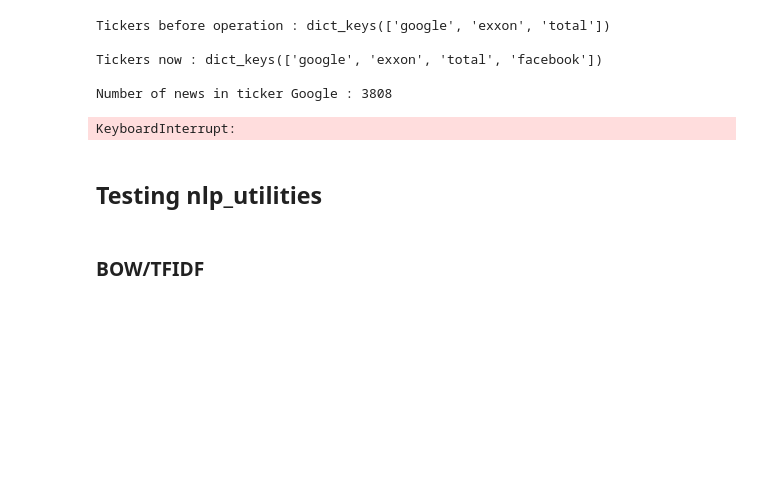
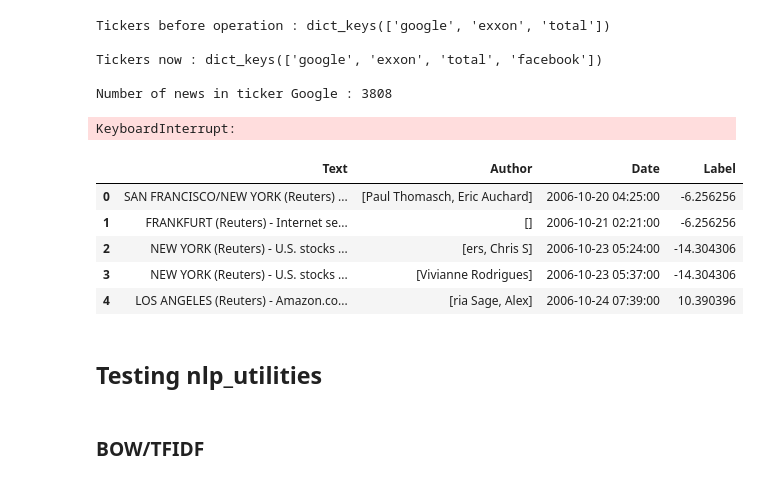
Before and after one commit to LouisRouss/PIE, a Jupyter notebook: Yann/notebooks/Testing packages.ipynb, the cells around one changed output. Cells and saved outputs as stored; diff of their text form; code cells hidden in the pictures; blank space fills up the shorter version.

```diff
--- a/Yann/notebooks/Testing packages.ipynb
+++ b/Yann/notebooks/Testing packages.ipynb
@@ -100,6 +100,30 @@ news_to_read = "Reuters"
 data_u.add_news_to_dict(search_word, data_folder, news_to_read, dict_dir)
 # %% [output]
 KeyboardInterrupt:
+# %%
+backup_dir = data_folder + 'backup_dict.pkl'
+data_dict = dict_u.get_dict(backup_dir)
+df = data_dict["google"]
+
+def set_Date(example):
+    return example["Date_x"] if not (pd.isnull(example["Date_x"])) else example["Date_y"]
+def set_Label(example):
+    return example["Label_x"] if not (pd.isnull(example["Label_x"])) else example["Label_y"]
+def set_Author(example):
+    return example["Author_x"] if not (isinstance(example["Author_x"], float)) else example["Author_y"]
+
+df = df.assign(Date=df.apply(set_Date, axis=1))
+df = df.assign(Author=df.apply(set_Author, axis=1))
+df = df.assign(Label=df.apply(set_Label, axis=1))
+df = df[["Text", "Author", "Date", "Label"]]
+df.head()
+# %% [output]
+|  | Text | Author | Date | Label |
+| 0 | SAN FRANCISCO/NEW YORK (Reuters) ... | [Paul Thomasch, Eric Auchard] | 2006-10-20 04:25:00 | -6.256256 |
+| 1 | FRANKFURT (Reuters) - Internet se... | [] | 2006-10-21 02:21:00 | -6.256256 |
+| 2 | NEW YORK (Reuters) - U.S. stocks ... | [ers, Chris S] | 2006-10-23 05:24:00 | -14.304306 |
+| 3 | NEW YORK (Reuters) - U.S. stocks ... | [Vivianne Rodrigues] | 2006-10-23 05:37:00 | -14.304306 |
+| 4 | LOS ANGELES (Reuters) - Amazon.co... | [ria Sage, Alex] | 2006-10-24 07:39:00 | 10.390396 |
 # %% [markdown]
 ## Testing nlp_utilities
 # %% [markdown]
```
Also changed, not shown: parts of 12 cells of this notebook.
